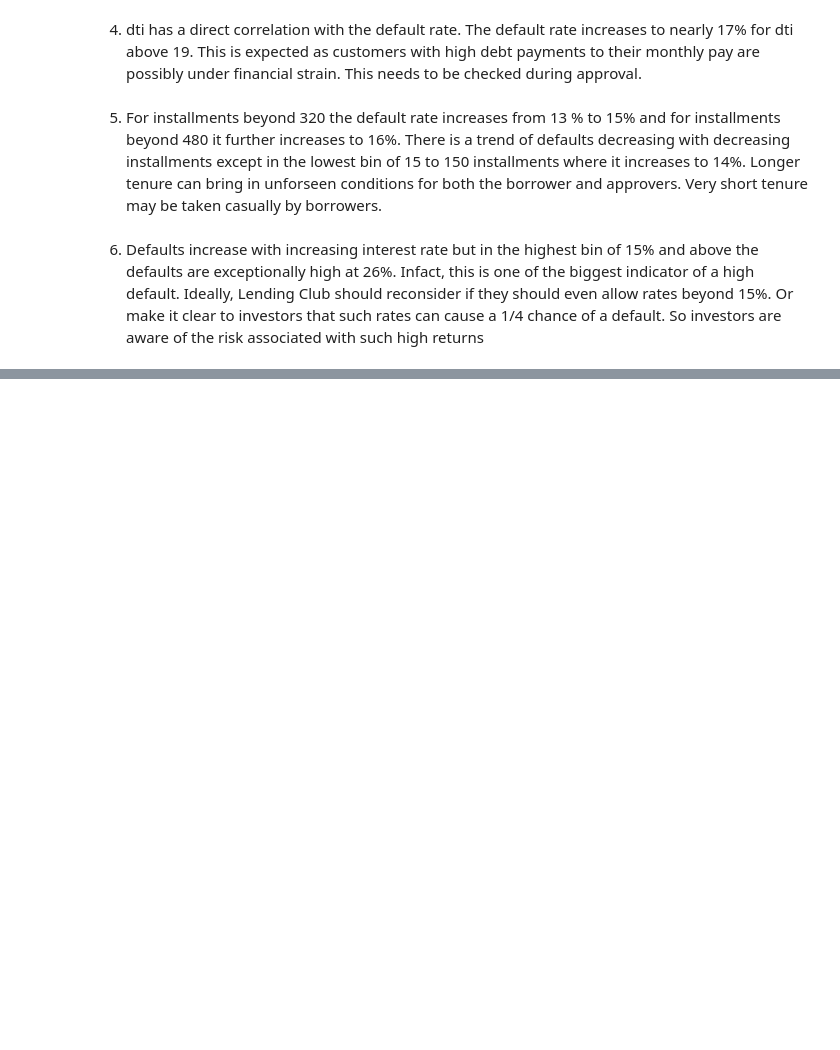
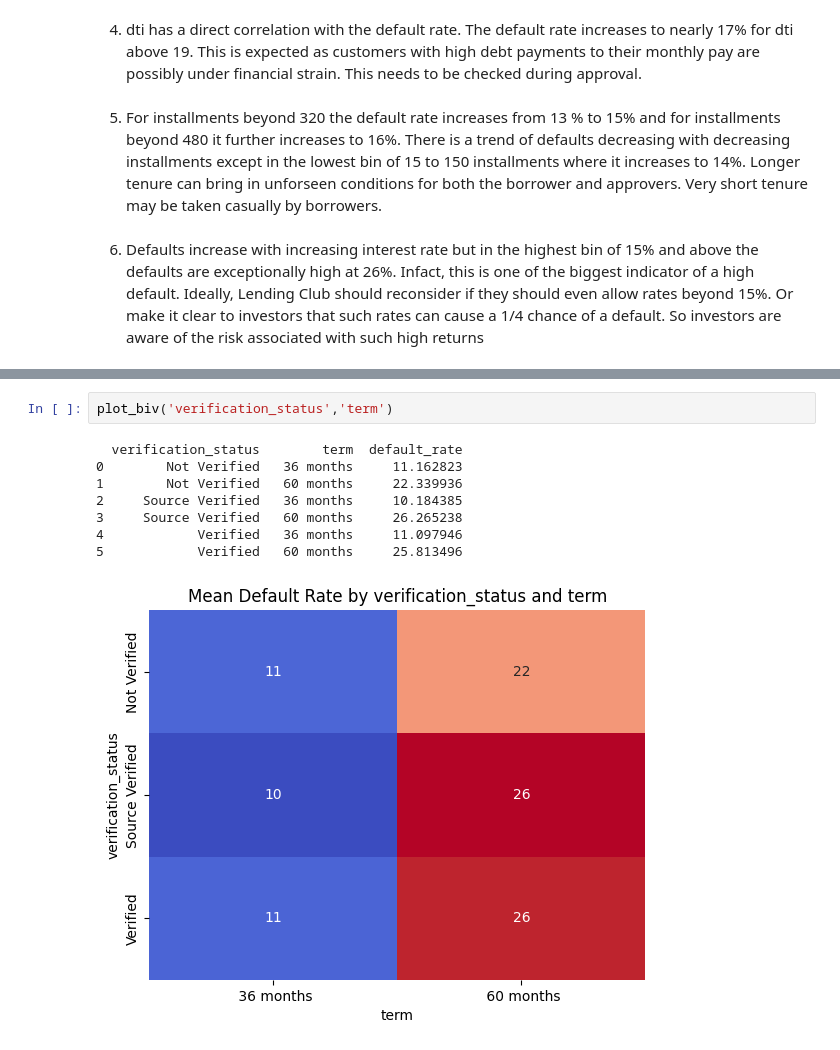
Before and after one commit to anilabh/LoanCaseStudy, a Jupyter notebook: LoanCaseStudy2.ipynb, the cells around one changed output, grey strips where cells are left out. Cells and saved outputs as stored; diff of their text form; blank space fills up the shorter version.

```diff
--- a/LoanCaseStudy2.ipynb
+++ b/LoanCaseStudy2.ipynb
@@ -609,0 +624,11 @@ Name: count, dtype: int64
+# %%
+plot_biv('verification_status','term')
+# %% [output]
+  verification_status        term  default_rate
+0        Not Verified   36 months     11.162823
+1        Not Verified   60 months     22.339936
+2     Source Verified   36 months     10.184385
+3     Source Verified   60 months     26.265238
+4            Verified   36 months     11.097946
+5            Verified   60 months     25.813496
+[figure, added]
```
Also changed, not shown: parts of 10 cells of this notebook.
